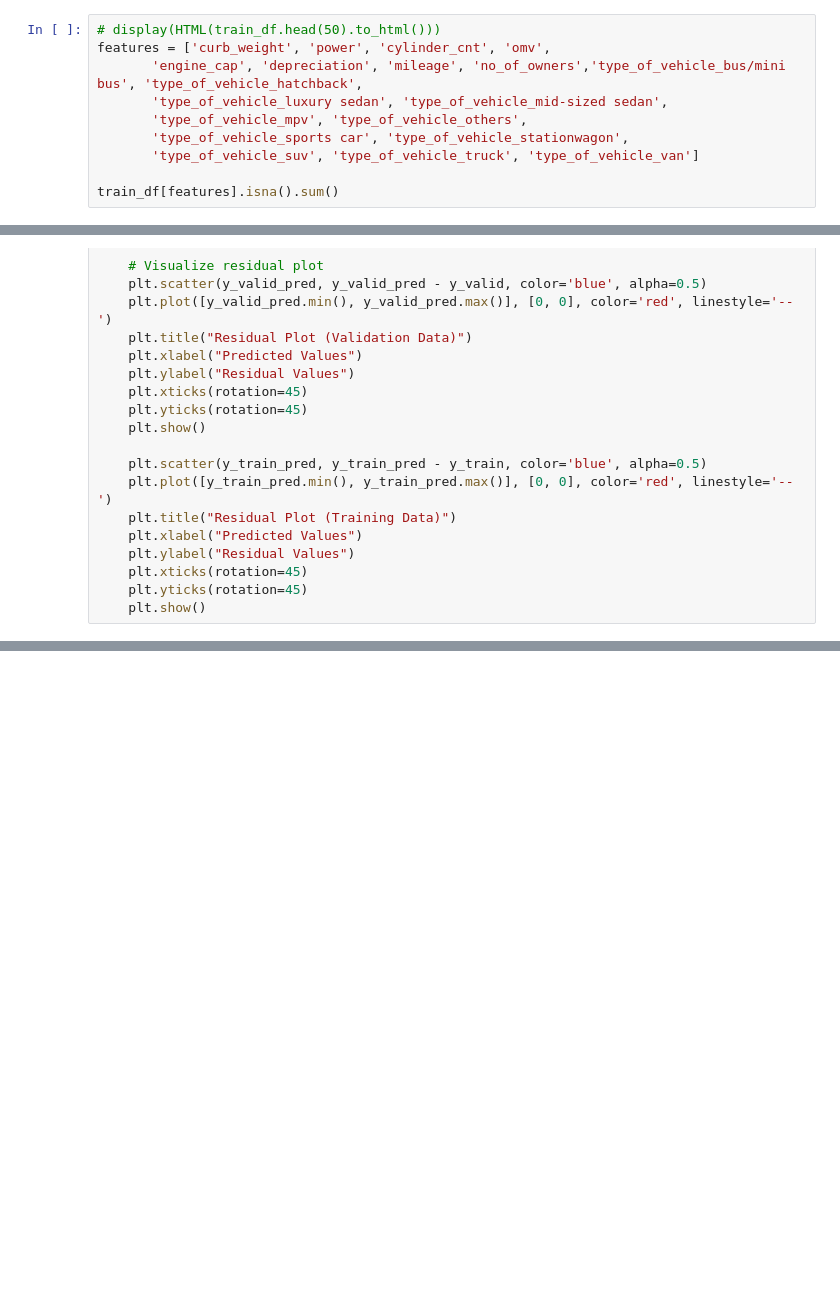
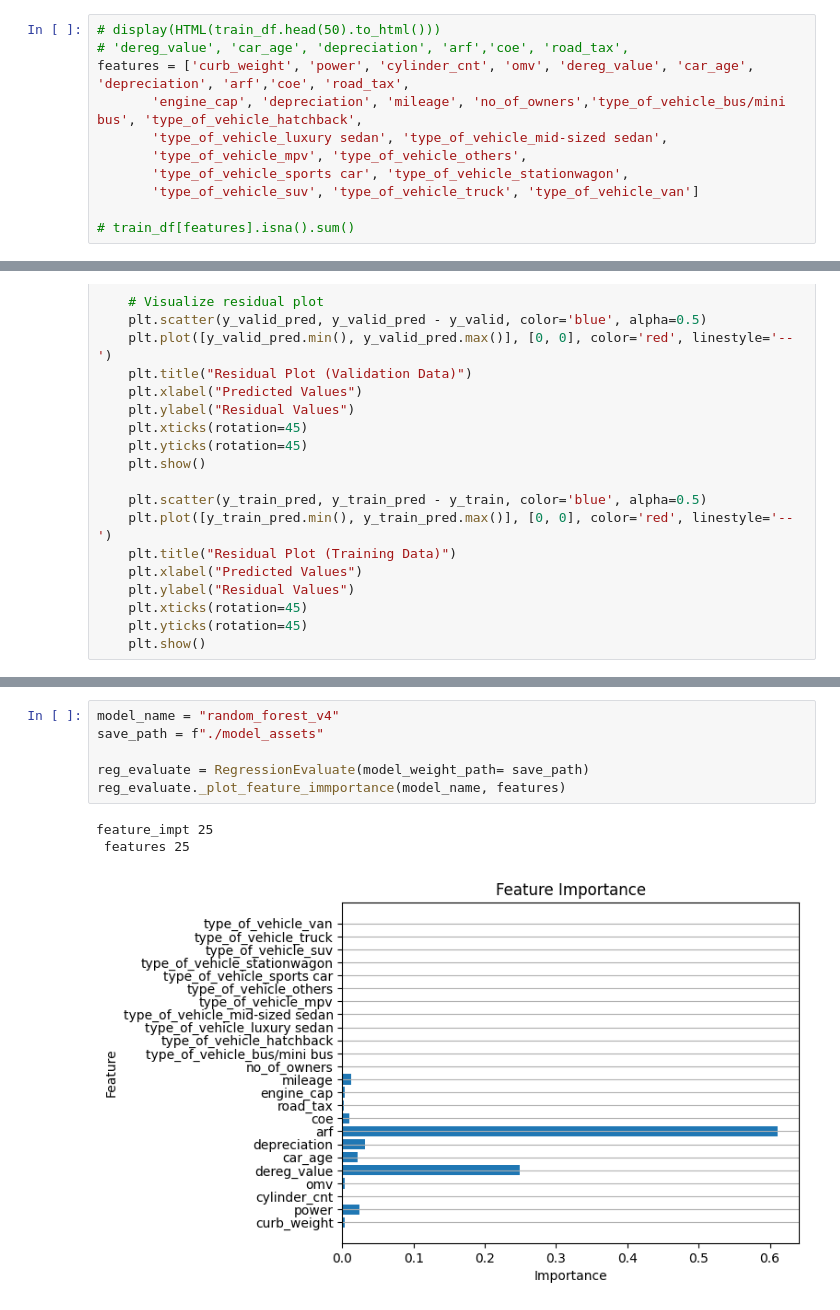
Before and after one commit to melloo21/CS5228_project, a Jupyter notebook: Combined_EDA.ipynb, the cells around one changed output, grey strips where cells are left out. Cells and saved outputs as stored; diff of their text form; blank space fills up the shorter version.

```diff
--- a/Combined_EDA.ipynb
+++ b/Combined_EDA.ipynb
@@ -611,10 +604,11 @@ Name: lifespan, Length: 20000, dtype: object
 # %%
 # display(HTML(train_df.head(50).to_html()))
-features = ['curb_weight', 'power', 'cylinder_cnt', 'omv',
+# 'dereg_value', 'car_age', 'depreciation', 'arf','coe', 'road_tax',
+features = ['curb_weight', 'power', 'cylinder_cnt', 'omv', 'dereg_value', 'car_age', 'depreciation', 'arf','coe', 'road_tax',
        'engine_cap', 'depreciation', 'mileage', 'no_of_owners','type_of_vehicle_bus/mini bus', 'type_of_vehicle_hatchback',
        'type_of_vehicle_luxury sedan', 'type_of_vehicle_mid-sized sedan',
        'type_of_vehicle_mpv', 'type_of_vehicle_others',
        'type_of_vehicle_sports car', 'type_of_vehicle_stationwagon',
        'type_of_vehicle_suv', 'type_of_vehicle_truck', 'type_of_vehicle_van']
 
-train_df[features].isna().sum()
+# train_df[features].isna().sum()
@@ -801,0 +763,10 @@ X does not have valid feature names, but RandomForestRegressor was fitted with f
+# %%
+model_name = "random_forest_v4"
+save_path = f"./model_assets"
+
+reg_evaluate = RegressionEvaluate(model_weight_path= save_path)
+reg_evaluate._plot_feature_immportance(model_name, features)
+# %% [output]
+feature_impt 25
+ features 25
+[figure, added]
```
Also changed, not shown: parts of 21 cells of this notebook, 5 other files.
